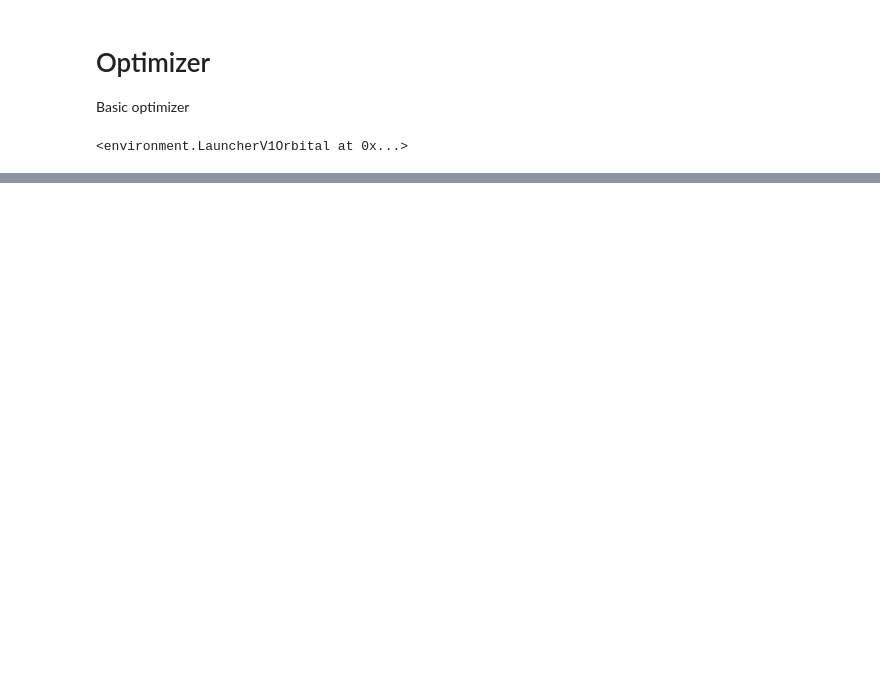
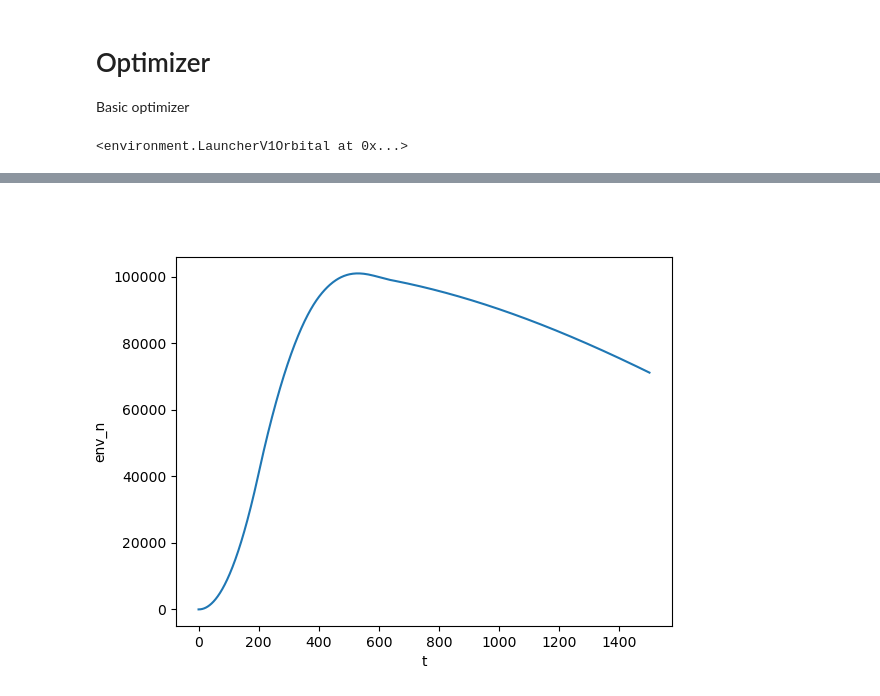
Before and after one commit to aarondewindt/thesis, a Jupyter notebook: code/trajectory_optimization_1/work/to_orbital/2_optimizer.ipynb, the cells around one changed output, grey strips where cells are left out. Cells and saved outputs as stored; diff of their text form; code cells hidden in the pictures; blank space fills up the shorter version.

```diff
--- a/code/trajectory_optimization_1/work/to_orbital/2_optimizer.ipynb
+++ b/code/trajectory_optimization_1/work/to_orbital/2_optimizer.ipynb
@@ -35,0 +58,4 @@ env
+# %%
+plotter.alt();
+# %% [output]
+[figure, added]
```
Also changed, not shown: parts of 7 cells of this notebook, 4 other files.
